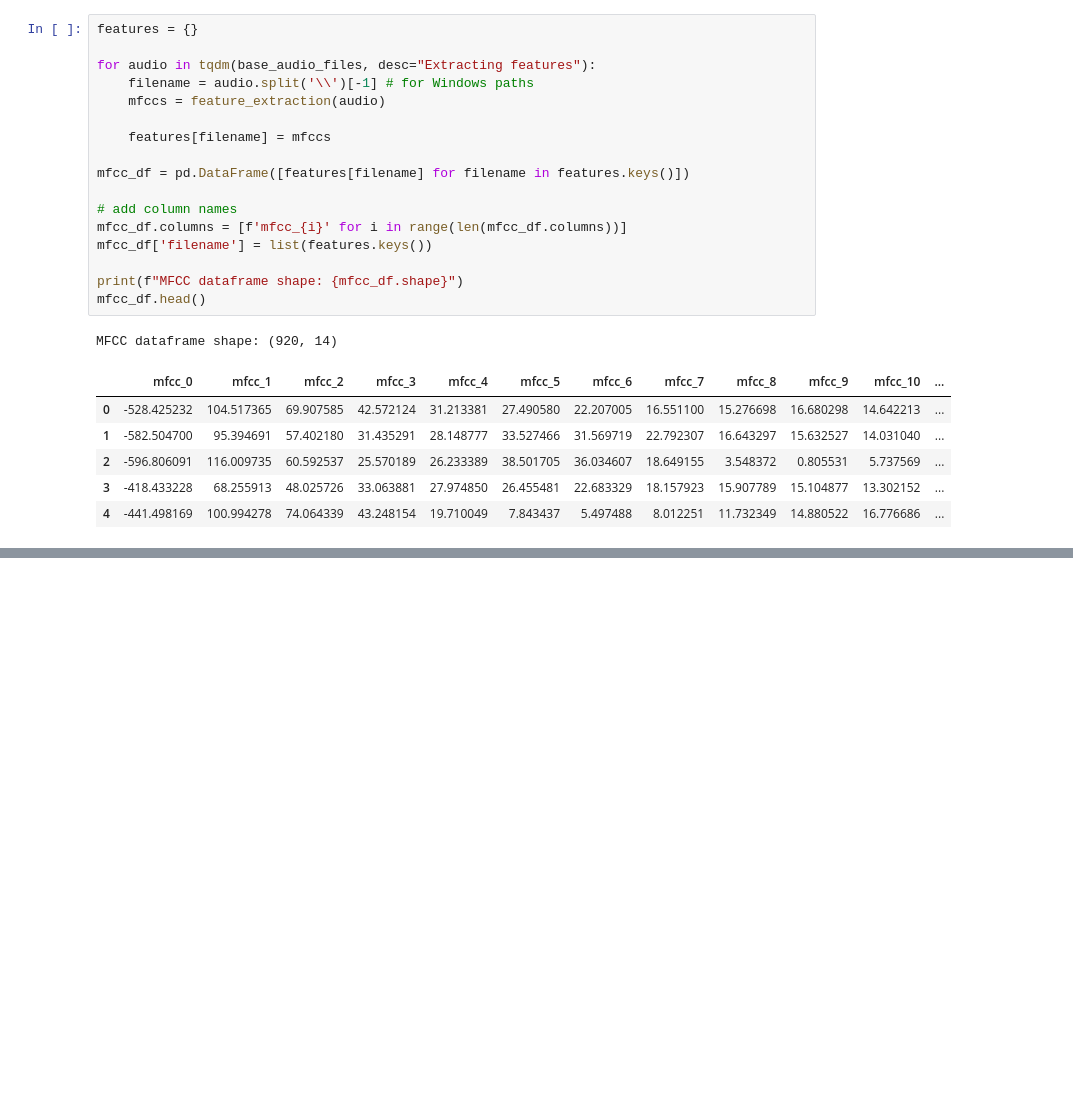
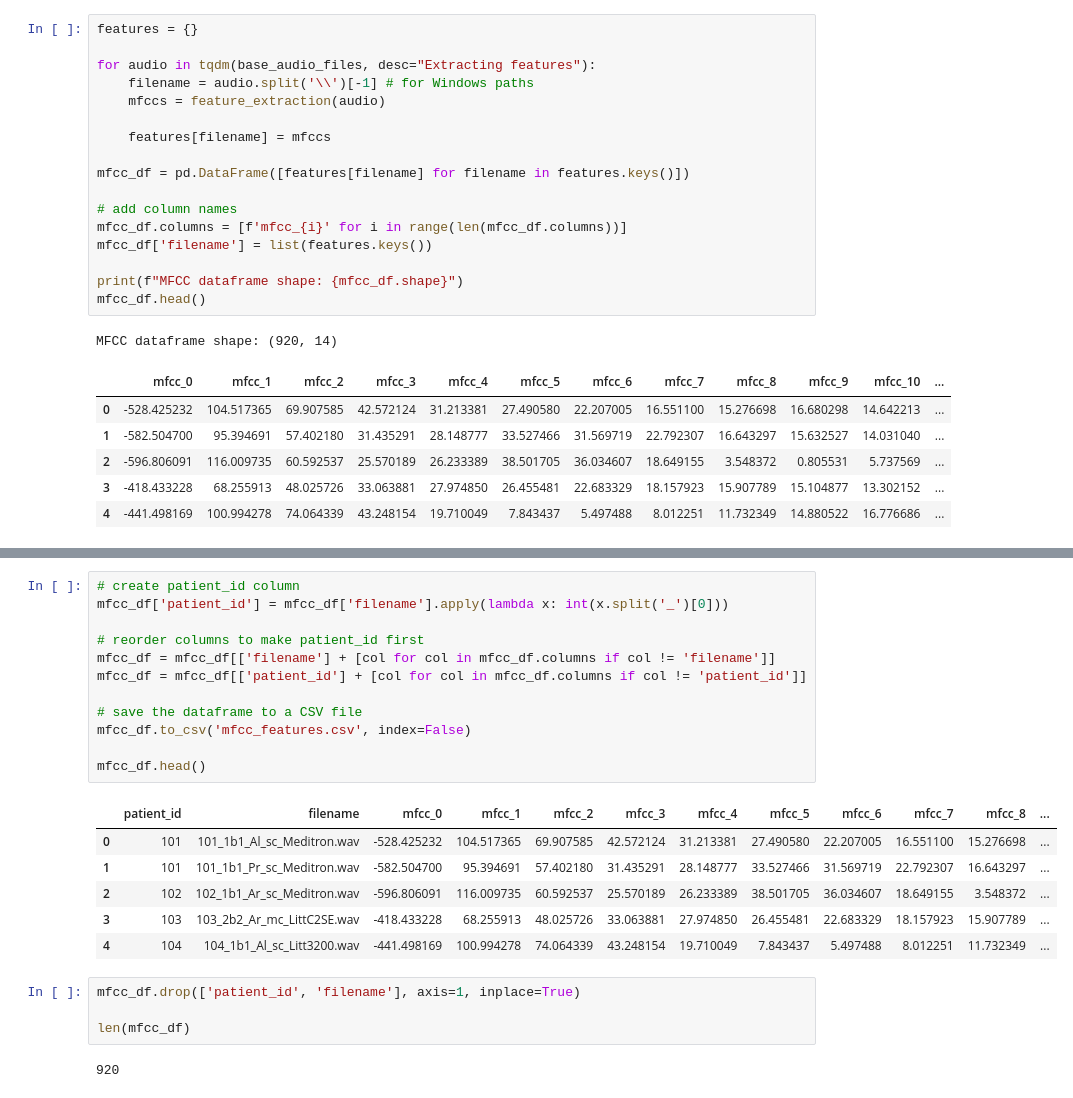
Before and after one commit to Ardavaa/breathelytics, a Jupyter notebook: notebook/cnn.ipynb, the cells around one changed output, grey strips where cells are left out. Drawn from its saved outputs; the diff is of its cells as text; blank space fills up the shorter version.

```diff
--- a/notebook/cnn.ipynb
+++ b/notebook/cnn.ipynb
@@ -170,0 +210,25 @@ MFCC dataframe shape: (920, 14)
+# %%
+# create patient_id column
+mfcc_df['patient_id'] = mfcc_df['filename'].apply(lambda x: int(x.split('_')[0]))
+
+# reorder columns to make patient_id first
+mfcc_df = mfcc_df[['filename'] + [col for col in mfcc_df.columns if col != 'filename']]
+mfcc_df = mfcc_df[['patient_id'] + [col for col in mfcc_df.columns if col != 'patient_id']]
+
+# save the dataframe to a CSV file
+mfcc_df.to_csv('mfcc_features.csv', index=False)
+
+mfcc_df.head()
+# %% [output]
+|  | patient_id | filename | mfcc_0 | mfcc_1 | mfcc_2 | mfcc_3 | mfcc_4 | mfcc_5 | mfcc_6 | mfcc_7 | mfcc_8 | ... |
+| 0 | 101 | 101_1b1_Al_sc_Meditron.wav | -528.425232 | 104.517365 | 69.907585 | 42.572124 | 31.213381 | 27.490580 | 22.207005 | 16.551100 | 15.276698 | ... |
+| 1 | 101 | 101_1b1_Pr_sc_Meditron.wav | -582.504700 | 95.394691 | 57.402180 | 31.435291 | 28.148777 | 33.527466 | 31.569719 | 22.792307 | 16.643297 | ... |
+| 2 | 102 | 102_1b1_Ar_sc_Meditron.wav | -596.806091 | 116.009735 | 60.592537 | 25.570189 | 26.233389 | 38.501705 | 36.034607 | 18.649155 | 3.548372 | ... |
+| 3 | 103 | 103_2b2_Ar_mc_LittC2SE.wav | -418.433228 | 68.255913 | 48.025726 | 33.063881 | 27.974850 | 26.455481 | 22.683329 | 18.157923 | 15.907789 | ... |
+| 4 | 104 | 104_1b1_Al_sc_Litt3200.wav | -441.498169 | 100.994278 | 74.064339 | 43.248154 | 19.710049 | 7.843437 | 5.497488 | 8.012251 | 11.732349 | ... |
+# %%
+mfcc_df.drop(['patient_id', 'filename'], axis=1, inplace=True)
+
+len(mfcc_df)
+# %% [output]
+920
```
Also changed, not shown: parts of 15 cells of this notebook, 2 other files.
